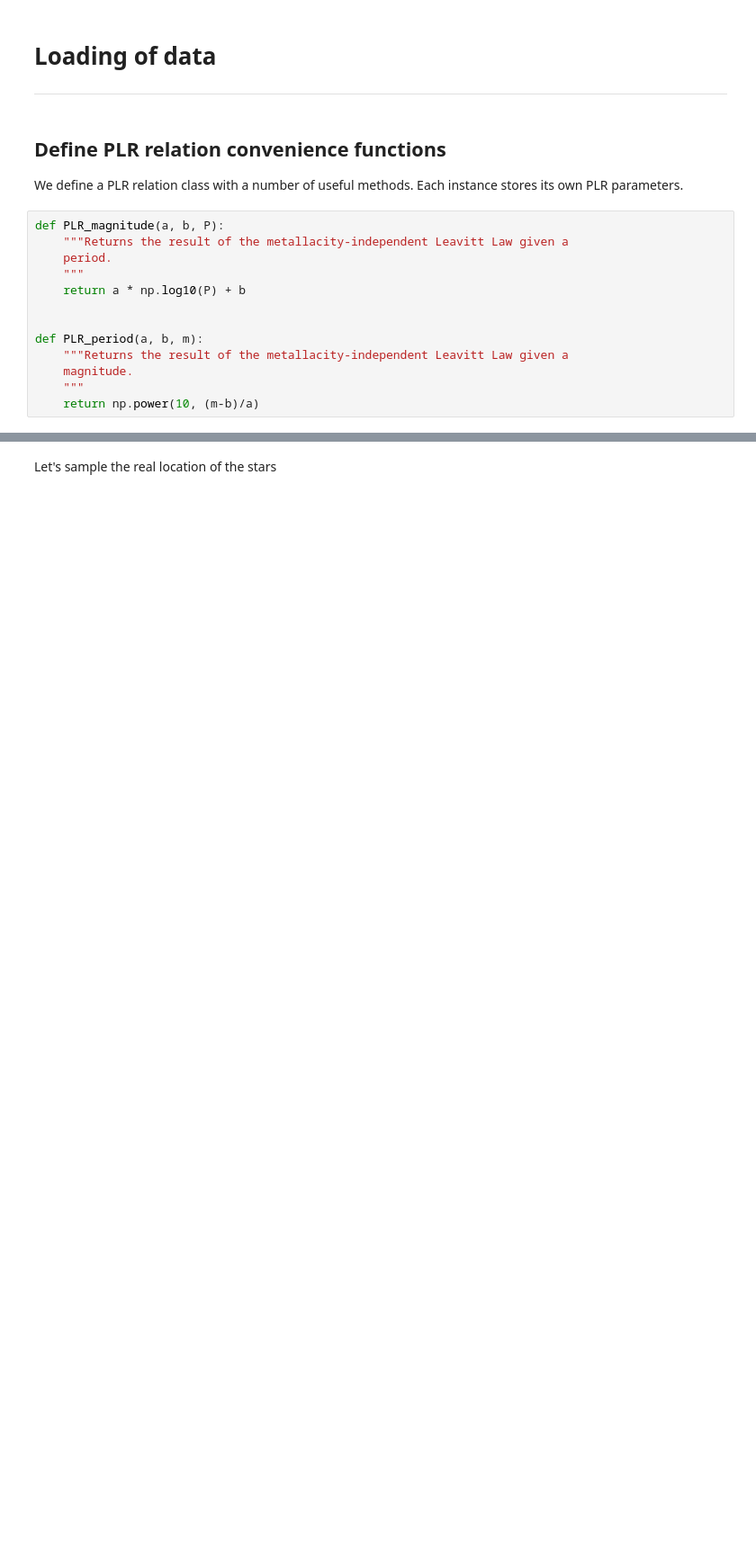
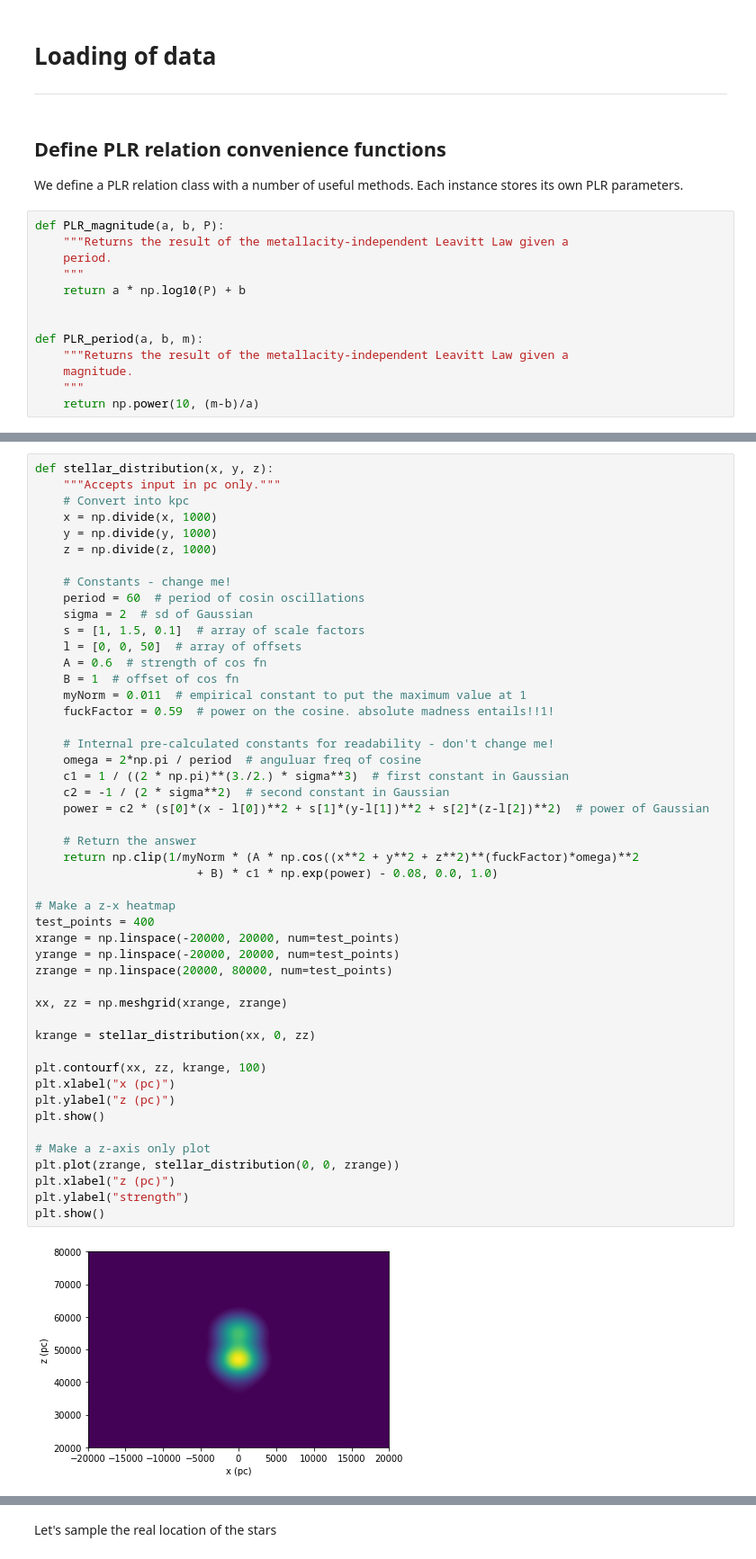
Before and after one commit to vickyscowcroft/bayesian_pl_fitting, a Jupyter notebook: batdog.ipynb, the cells around one changed output, grey strips where cells are left out. Shown at 90% size. Cells and saved outputs as stored; diff of their text form; blank space fills up the shorter version.

```diff
--- a/batdog.ipynb
+++ b/batdog.ipynb
@@ -103,0 +74,50 @@ plt.show()
+# %%
+def stellar_distribution(x, y, z):
+    """Accepts input in pc only."""
+    # Convert into kpc
+    x = np.divide(x, 1000)
+    y = np.divide(y, 1000)
+    z = np.divide(z, 1000)
+
+    # Constants - change me!
+    period = 60  # period of cosin oscillations
+    sigma = 2  # sd of Gaussian
+    s = [1, 1.5, 0.1]  # array of scale factors
+    l = [0, 0, 50]  # array of offsets
+    A = 0.6  # strength of cos fn
+    B = 1  # offset of cos fn
+    myNorm = 0.011  # empirical constant to put the maximum value at 1
+    fuckFactor = 0.59  # power on the cosine. absolute madness entails!!1!
+
+    # Internal pre-calculated constants for readability - don't change me!
+    omega = 2*np.pi / period  # anguluar freq of cosine
+    c1 = 1 / ((2 * np.pi)**(3./2.) * sigma**3)  # first constant in Gaussian
+    c2 = -1 / (2 * sigma**2)  # second constant in Gaussian
+    power = c2 * (s[0]*(x - l[0])**2 + s[1]*(y-l[1])**2 + s[2]*(z-l[2])**2)  # power of Gaussian
+
+    # Return the answer
+    return np.clip(1/myNorm * (A * np.cos((x**2 + y**2 + z**2)**(fuckFactor)*omega)**2
+                       + B) * c1 * np.exp(power) - 0.08, 0.0, 1.0)
+
+# Make a z-x heatmap
+test_points = 400
+xrange = np.linspace(-20000, 20000, num=test_points)
+yrange = np.linspace(-20000, 20000, num=test_points)
+zrange = np.linspace(20000, 80000, num=test_points)
+
+xx, zz = np.meshgrid(xrange, zrange)
+
+krange = stellar_distribution(xx, 0, zz)
+
+plt.contourf(xx, zz, krange, 100)
+plt.xlabel("x (pc)")
+plt.ylabel("z (pc)")
+plt.show()
+
+# Make a z-axis only plot
+plt.plot(zrange, stellar_distribution(0, 0, zrange))
+plt.xlabel("z (pc)")
+plt.ylabel("strength")
+plt.show()
+# %% [output]
+[figure, added]
```
Also changed, not shown: parts of 48 cells of this notebook, 4 other files.
